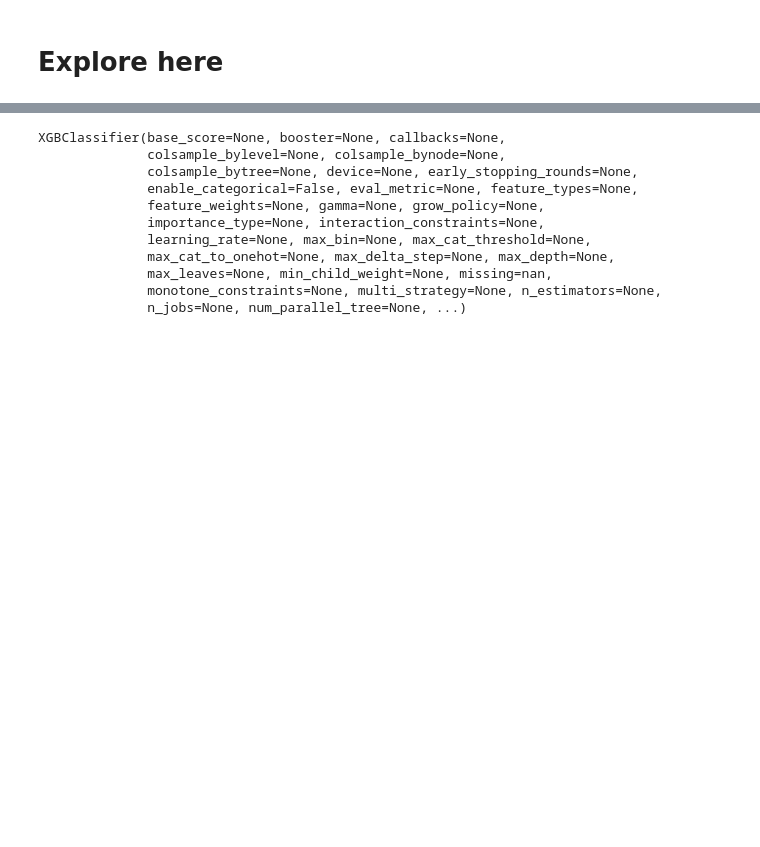
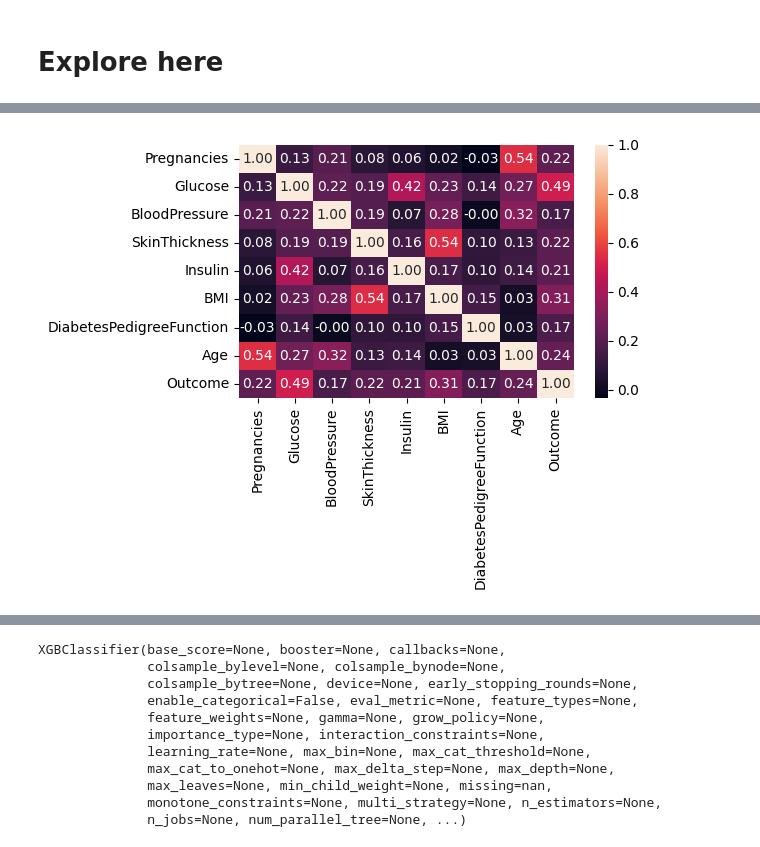
Before and after one commit to Fergo20011/boosting, a Jupyter notebook: src/explore.ipynb, the cells around one changed output, grey strips where cells are left out. Saved outputs shown, nothing was run; the diff lists cells and outputs as text; code cells hidden in the pictures; blank space fills up the shorter version.

```diff
--- a/src/explore.ipynb
+++ b/src/explore.ipynb
@@ -30,0 +148,6 @@ df.describe()
+# %%
+sns.heatmap(df.corr(), annot=True,fmt='.2f')
+plt.tight_layout()
+plt.show()
+# %% [output]
+[figure, added]
```
Also changed, not shown: parts of 21 cells of this notebook, 2 other files.
